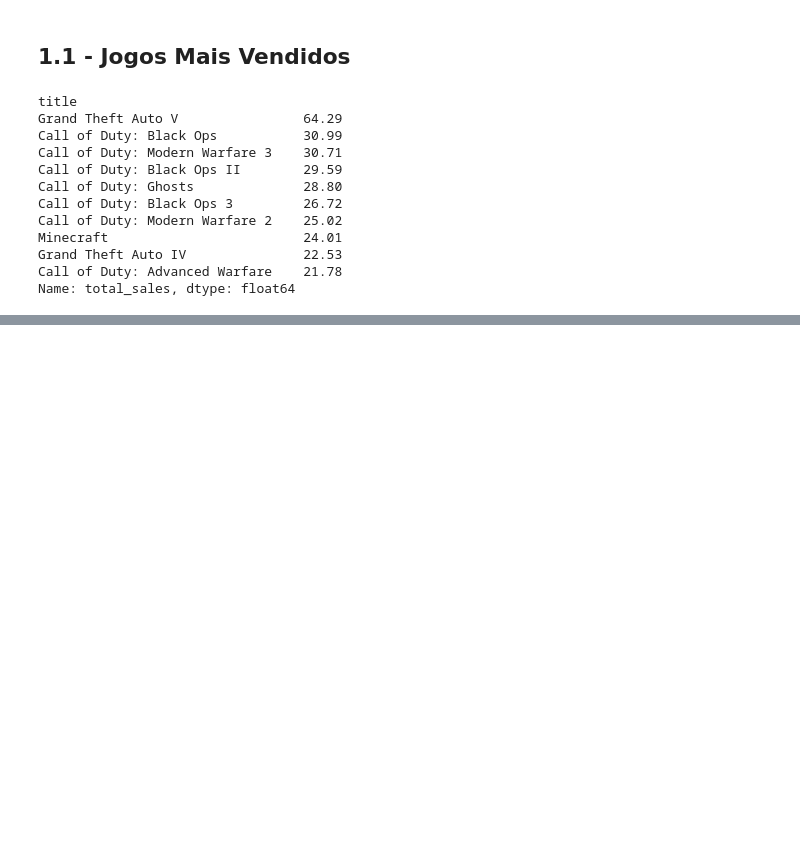
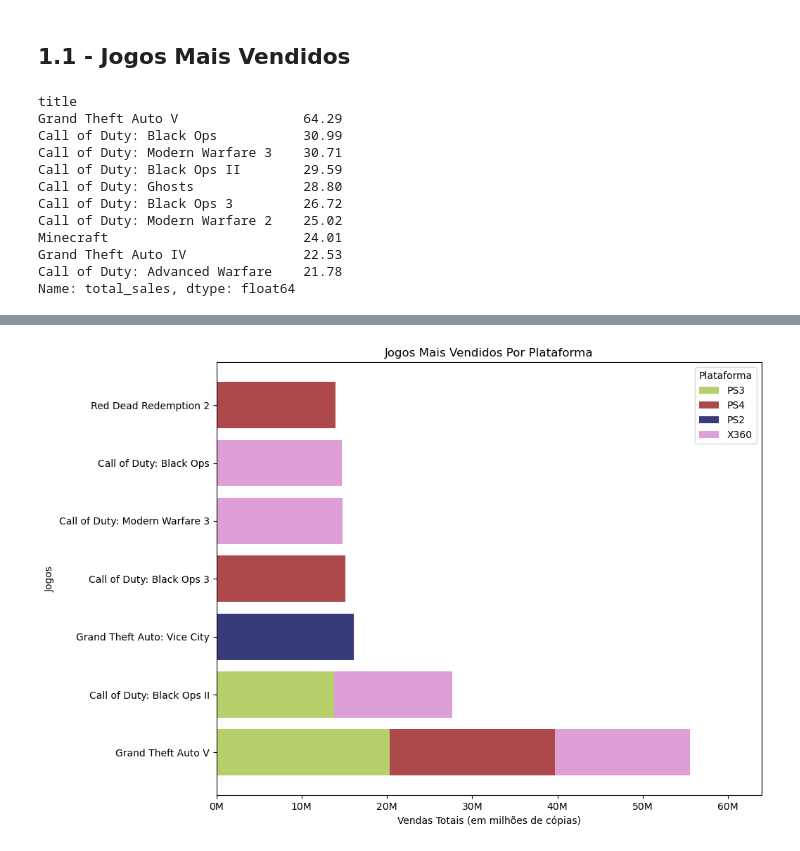
Before and after one commit to MatheusMorandi/Analise_Vendas_Jogos_2024, a Jupyter notebook: src/eda.ipynb, the cells around one changed output, grey strips where cells are left out. Drawn from its saved outputs; the diff is of its cells as text; code cells hidden in the pictures; blank space fills up the shorter version.

```diff
--- a/src/eda.ipynb
+++ b/src/eda.ipynb
@@ -145 +140,9 @@ Call of Duty: Black Ops         PS3        12.67
 Name: total_sales, dtype: float64
+# %%
+df_pivot = plataformas.unstack(level='console').fillna(0)
+
+df_pivot['Total'] = df_pivot.sum(axis=1)
+
+df_pivot = df_pivot.sort_values('Total', ascending=False).drop('Total', axis=1)
+
+df_pivot
@@ -146,14 +159,4 @@ Name: total_sales, dtype: float64
 # %%
-titulos = [index[0] for index in plataformas.index]
-
-consoles = [index[1] for index in plataformas.index]
-
-vendas = plataformas.values
-
-consoles_unicos = np.unique(consoles)
-
 cores = plt.cm.tab20b(np.linspace(0, 1, len(consoles_unicos)))
 
 cores_console = dict(zip(consoles_unicos, cores))
-
-titulos
@@ -209,0 +163,43 @@ plt.show()
+# %%
+plt.figure(figsize=(10, 8))
+
+jogos = df_pivot.index
+
+y_pos = np.arange(len(jogos))
+
+left = np.zeros(len(jogos))
+
+for console in df_pivot.columns:
+
+    vendas = df_pivot[console].values
+
+    cores = cores_console[console]
+
+    plt.barh(
+        y_pos,
+        vendas,
+        left = left,
+        color = cores,
+        label = console
+    )
+
+    left += vendas
+
+plt.yticks(y_pos, jogos)
+
+plt.ylabel('Jogos')
+
+plt.xlabel('Vendas Totais (em milhões de cópias)')
+
+plt.gca().xaxis.set_major_formatter(plt.FuncFormatter(formatador))
+
+plt.xlim(0, df_pivot.sum(axis=1).max() * 1.15)
+
+
+plt.legend(handles[:len(labels_unicos)], labels_unicos, title = "Plataforma", loc = "best")
+
+plt.title("Jogos Mais Vendidos Por Plataforma")
+
+plt.show()
+# %% [output]
+[figure, added]
```
Also changed, not shown: parts of 5 cells of this notebook.
